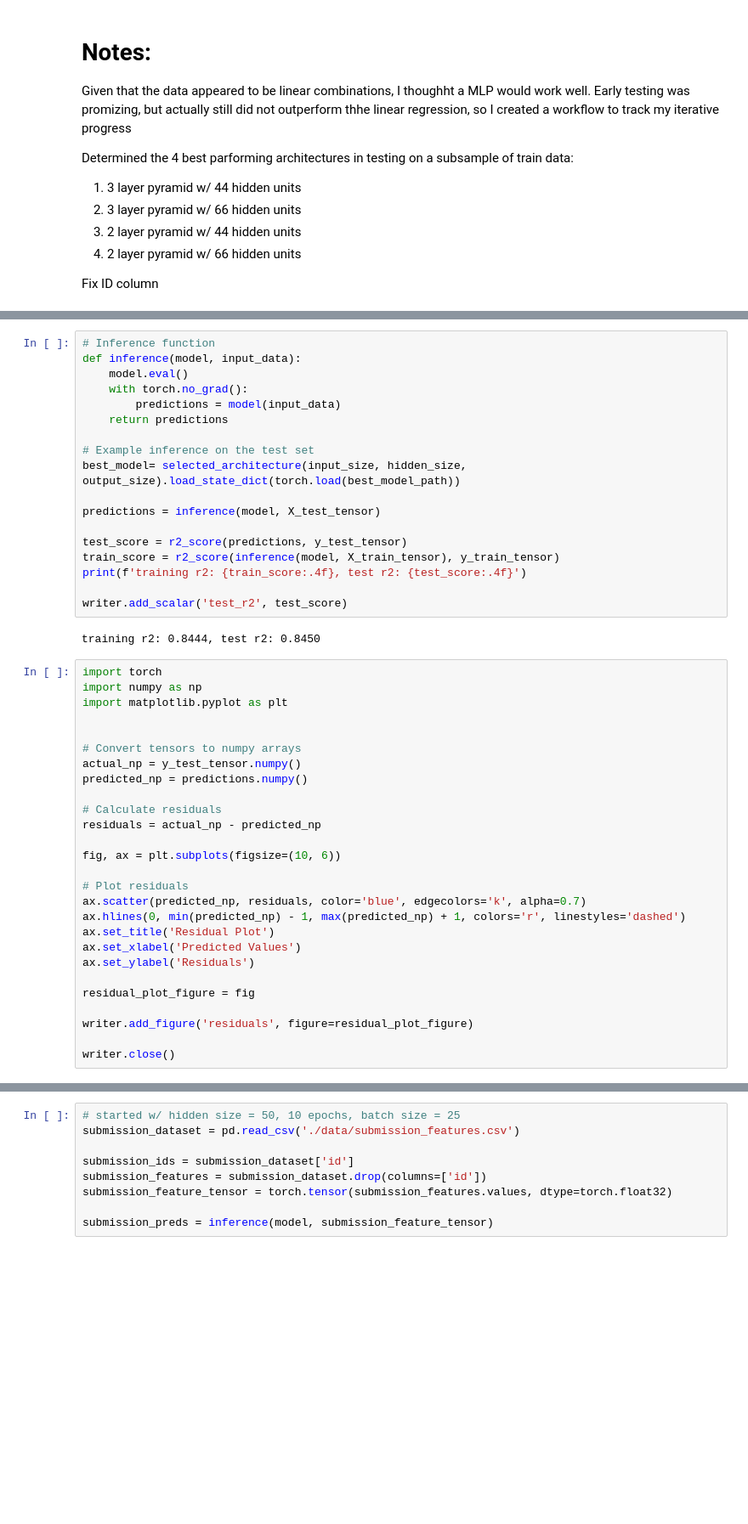
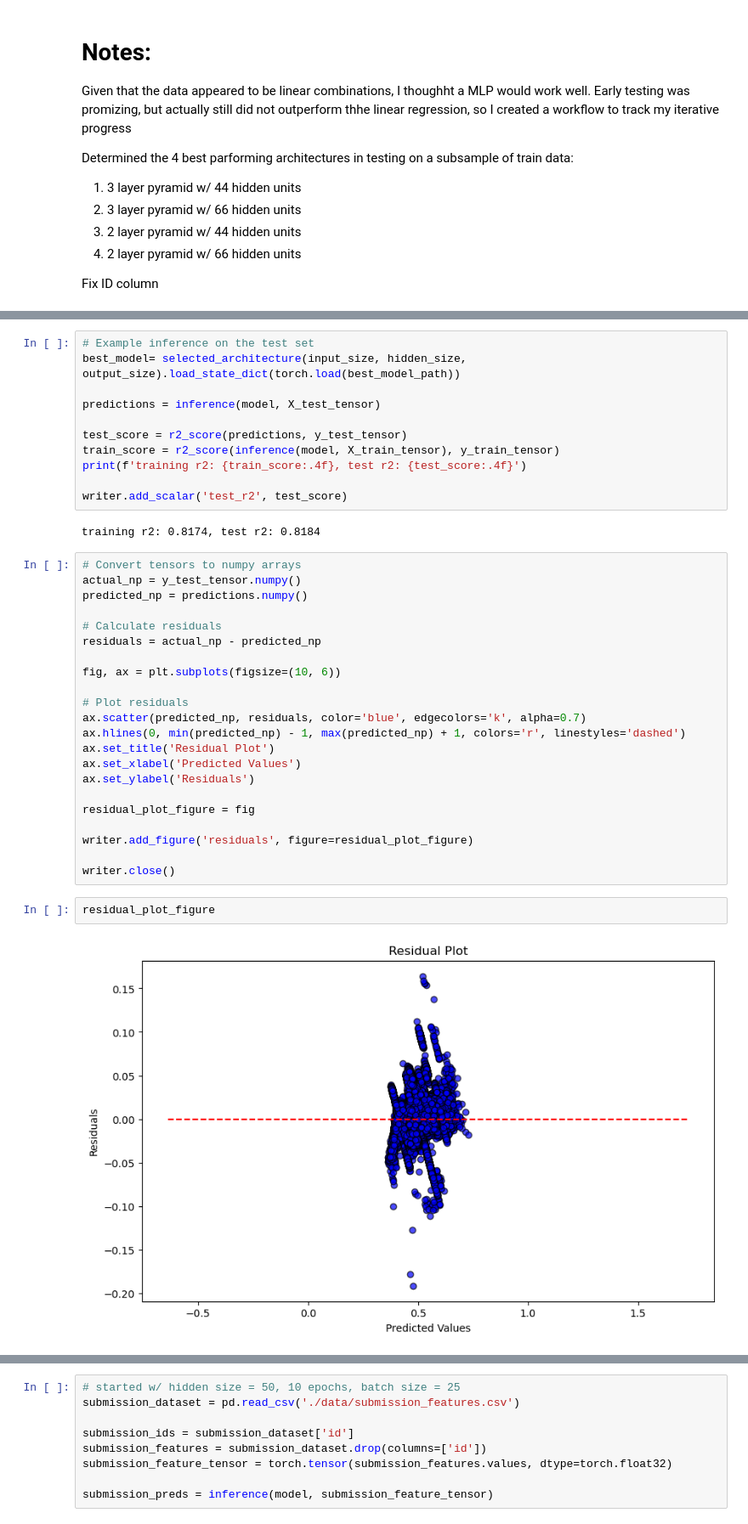
Before and after one commit to seanjhannon/kaggle_flood, a Jupyter notebook: nn.ipynb, the cells around one changed output, grey strips where cells are left out. Shown: that part at 85% size. Drawn from its saved outputs; the diff is of its cells as text; blank space fills up the shorter version.

```diff
--- a/nn.ipynb
+++ b/nn.ipynb
@@ -278,12 +439,5 @@ Epoch [10/10], Loss: 0.00036, Val Loss: 0.00038
 Training complete
 # %%
-# Inference function
-def inference(model, input_data):
-    model.eval()
-    with torch.no_grad():
-        predictions = model(input_data)
-    return predictions
-
 # Example inference on the test set
 best_model= selected_architecture(input_size, hidden_size, output_size).load_state_dict(torch.load(best_model_path))
 
@@ -295,13 +449,8 @@ print(f'training r2: {train_score:.4f}, test r2: {test_score:.4f}')
 
 writer.add_scalar('test_r2', test_score)
 # %% [output]
-training r2: 0.8444, test r2: 0.8450
+training r2: 0.8174, test r2: 0.8184
 # %%
-import torch
-import numpy as np
-import matplotlib.pyplot as plt
-
-
 # Convert tensors to numpy arrays
 actual_np = y_test_tensor.numpy()
 predicted_np = predictions.numpy()
@@ -323,3 +472,7 @@ residual_plot_figure = fig
 writer.add_figure('residuals', figure=residual_plot_figure)
 
 writer.close()
+# %%
+residual_plot_figure
+# %% [output]
+[figure, added]
```
Also changed, not shown: parts of 16 cells of this notebook, 1 other file.
